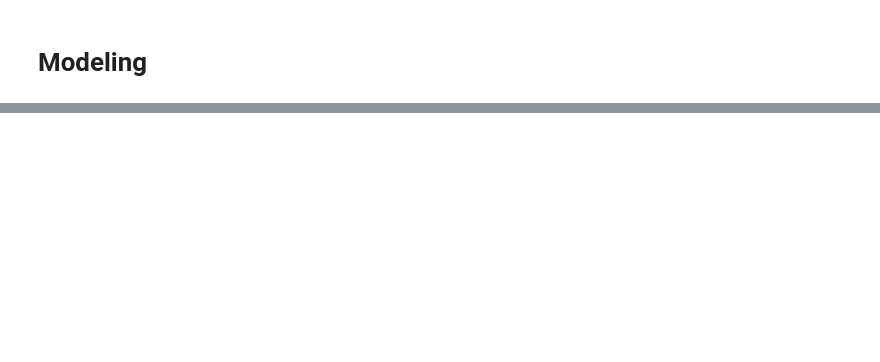
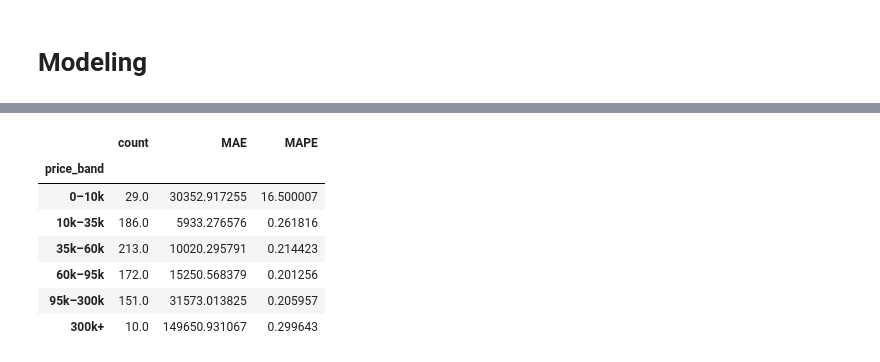
Before and after one commit to RioPramana21/Ctrl-Price-Taking-Control-of-Used-Car-Valuations-with-ML, a Jupyter notebook: code_files/feature_engineering_and_modelling.ipynb, the cells around one changed output, grey strips where cells are left out. Saved outputs shown, nothing was run; the diff lists cells and outputs as text; code cells hidden in the pictures; blank space fills up the shorter version.

Commit message:
Ran first model selection trial

```diff
--- a/code_files/feature_engineering_and_modelling.ipynb
+++ b/code_files/feature_engineering_and_modelling.ipynb
@@ -247,0 +256,19 @@ display(leaderboard)
+# %%
+# Best pipeline
+best_pipe = Pipeline([
+    ("prep",  preproc),
+    ("model", TransformedTargetRegressor(
+        CatBoostRegressor(random_state=RANDOM_STATE, logging_level="Silent"),
+        func=np.log1p, inverse_func=np.expm1))
+])
+
+# Fit on train
+best_pipe.fit(X_train, y_train)
+
+# Predict on test set
+y_pred = best_pipe.predict(X_test)
+
+df_eval = pd.DataFrame({
+    "y_true": y_test,
+    "y_pred": y_pred
+}).reset_index(drop=True)
@@ -247,0 +281,23 @@ display(leaderboard)
+# %%
+def mape(y_true, y_pred):
+    return np.mean(np.abs((y_true - y_pred) / y_true))
+
+band_stats = (
+    df_eval
+    .groupby("price_band")
+    .apply(lambda g: pd.Series({
+        "count": len(g),
+        "MAE": np.mean(np.abs(g.y_true - g.y_pred)),
+        "MAPE": mape(g.y_true, g.y_pred)
+    }))
+)
+display(band_stats)
+# %% [output]
+|  | count | MAE | MAPE |
+| price_band |  |  |  |
+| 0–10k | 29.0 | 30352.917255 | 16.500007 |
+| 10k–35k | 186.0 | 5933.276576 | 0.261816 |
+| 35k–60k | 213.0 | 10020.295791 | 0.214423 |
+| 60k–95k | 172.0 | 15250.568379 | 0.201256 |
+| 95k–300k | 151.0 | 31573.013825 | 0.205957 |
+| 300k+ | 10.0 | 149650.931067 | 0.299643 |
```
Also changed, not shown: parts of 7 cells of this notebook, 1 other file.
